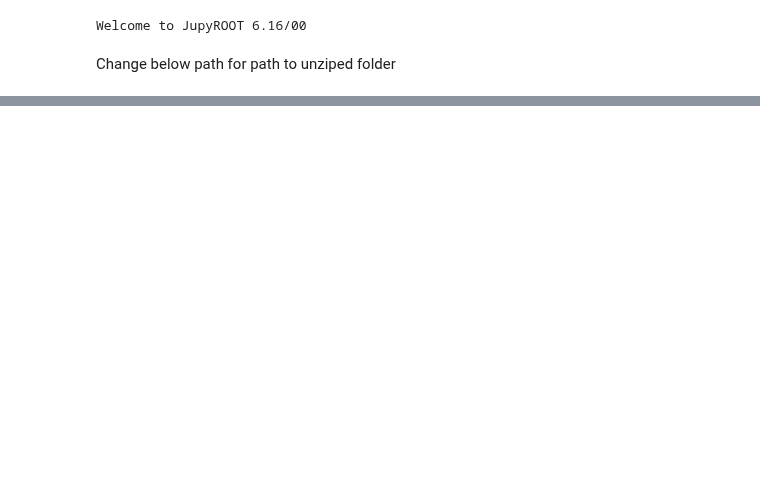
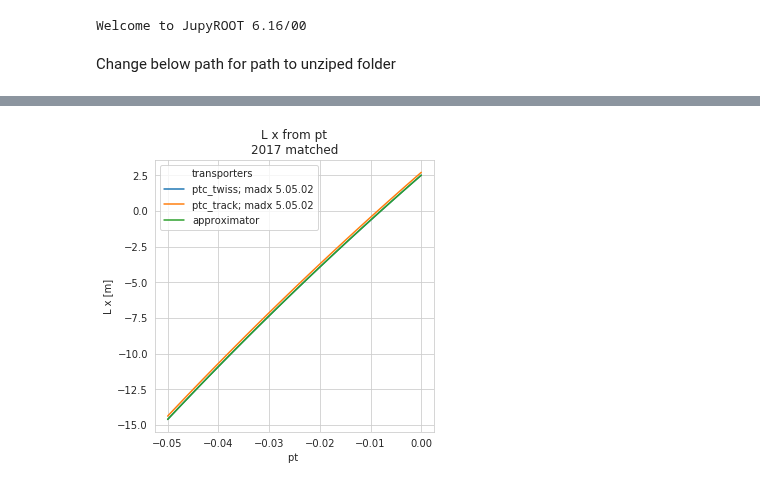
Before and after one commit to mucharafal/optics_generator_python, a Jupyter notebook: notebooks/Optics Parameters Compare 2017 Matched.ipynb, the cells around one changed output, grey strips where cells are left out. Saved outputs shown, nothing was run; the diff lists cells and outputs as text; code cells hidden in the pictures; blank space fills up the shorter version.

```diff
--- a/notebooks/Optics Parameters Compare 2017 Matched.ipynb
+++ b/notebooks/Optics Parameters Compare 2017 Matched.ipynb
@@ -78,10 +91,13 @@ plotter.plot_optical_functions(bunch_configuration, optical_functions, "pt", "D
 # %%
 optical_functions = {
     transporter1: (twiss_optics_parameters.compute_l_x, twiss_configuration),
-    transporter2: (track_optics_parameters.compute_l_x, track_configuration)
+    transporter2: (track_optics_parameters.compute_l_x, track_configuration),
+    transporter3: (app_op.compute_l_x, approximator)
 }
 
 plotter.plot_optical_functions(bunch_configuration, optical_functions, "pt", "L x", title_sufix)
+# %% [output]
+[figure, added]
 # %%
 optical_functions = {
     transporter1: (twiss_optics_parameters.compute_l_y, twiss_configuration),
```
Also changed, not shown: parts of 7 cells of this notebook, 15 other files.
